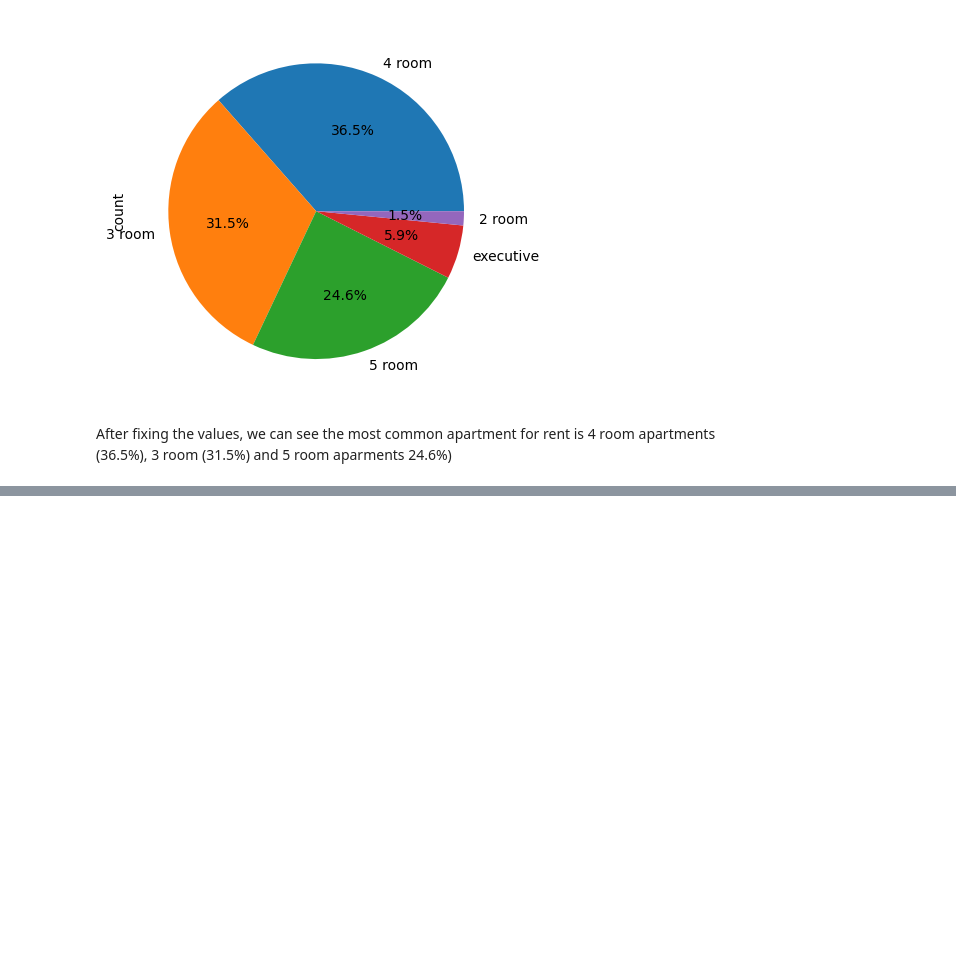
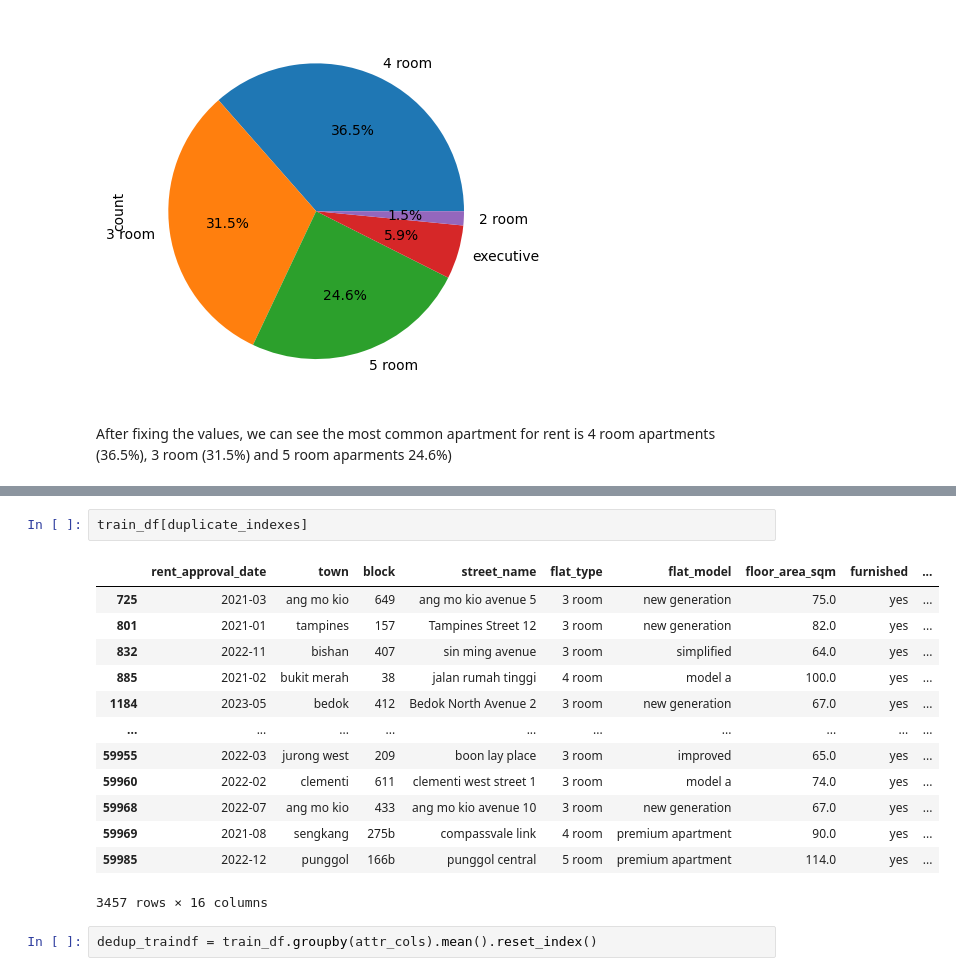
Before and after one commit to cs5228-group-1/cs5228-final-project, a Jupyter notebook: EDA.ipynb, the cells around one changed output, grey strips where cells are left out. Drawn from its saved outputs; the diff is of its cells as text; blank space fills up the shorter version.

```diff
--- a/EDA.ipynb
+++ b/EDA.ipynb
@@ -46,0 +56,18 @@ After fixing the values, we can see the most common apartment for rent is 4 room
+# %%
+train_df[duplicate_indexes]
+# %% [output]
+|  | rent_approval_date | town | block | street_name | flat_type | flat_model | floor_area_sqm | furnished | ... |
+| 725 | 2021-03 | ang mo kio | 649 | ang mo kio avenue 5 | 3 room | new generation | 75.0 | yes | ... |
+| 801 | 2021-01 | tampines | 157 | Tampines Street 12 | 3 room | new generation | 82.0 | yes | ... |
+| 832 | 2022-11 | bishan | 407 | sin ming avenue | 3 room | simplified | 64.0 | yes | ... |
+| 885 | 2021-02 | bukit merah | 38 | jalan rumah tinggi | 4 room | model a | 100.0 | yes | ... |
+| 1184 | 2023-05 | bedok | 412 | Bedok North Avenue 2 | 3 room | new generation | 67.0 | yes | ... |
+| ... | ... | ... | ... | ... | ... | ... | ... | ... | ... |
+| 59955 | 2022-03 | jurong west | 209 | boon lay place | 3 room | improved | 65.0 | yes | ... |
+| 59960 | 2022-02 | clementi | 611 | clementi west street 1 | 3 room | model a | 74.0 | yes | ... |
+| 59968 | 2022-07 | ang mo kio | 433 | ang mo kio avenue 10 | 3 room | new generation | 67.0 | yes | ... |
+| 59969 | 2021-08 | sengkang | 275b | compassvale link | 4 room | premium apartment | 90.0 | yes | ... |
+| 59985 | 2022-12 | punggol | 166b | punggol central | 5 room | premium apartment | 114.0 | yes | ... |
+3457 rows × 16 columns
+# %%
+dedup_traindf = train_df.groupby(attr_cols).mean().reset_index()
```
Also changed, not shown: parts of 12 cells of this notebook, 3 other files.
